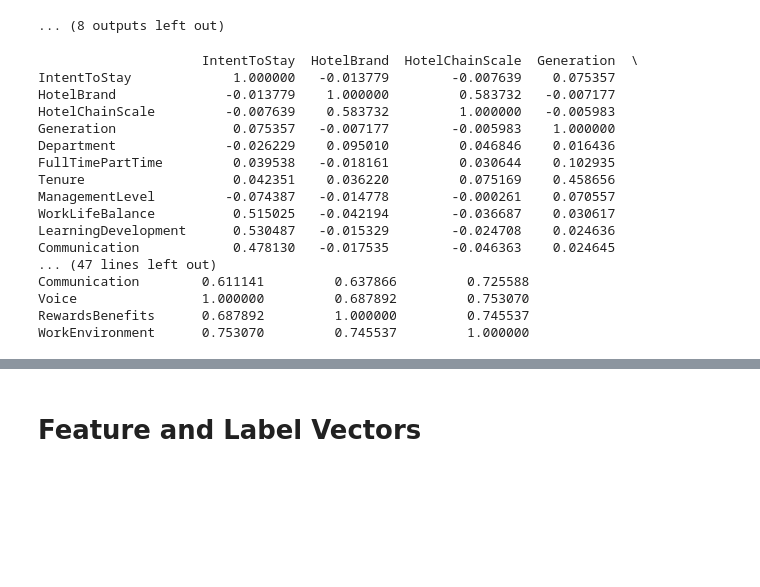
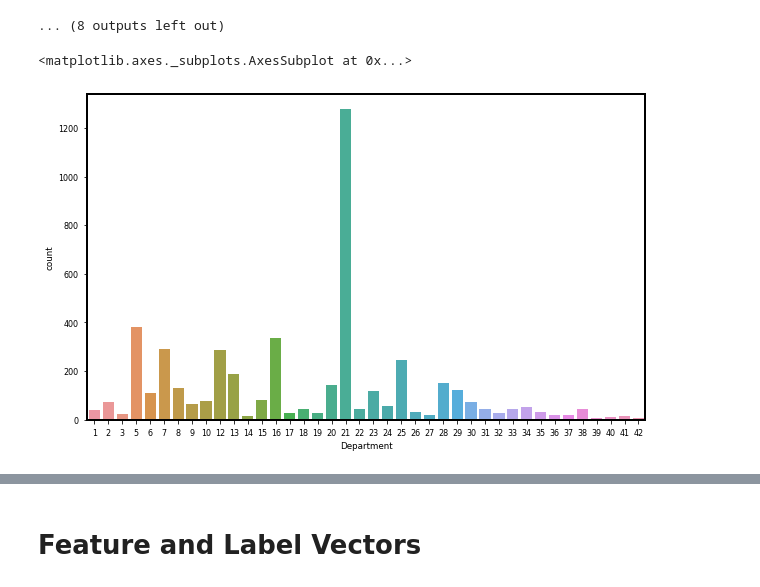
Before and after one commit to greermp/hilton_challenge, a Jupyter notebook: Working.ipynb, the cells around one changed output, grey strips where cells are left out. Drawn from its saved outputs; the diff is of its cells as text; code cells hidden in the pictures; blank space fills up the shorter version.

```diff
--- a/Working.ipynb
+++ b/Working.ipynb
@@ -422,26 +397,8 @@ dtype: int64
 Name: IntentToStay, dtype: int64
 [figure]
 ... (8 outputs left out)
-# %%
-corrcols = ['IntentToStay'] + columns[2:-1]
-df = data[corrcols]
-correlations = df.corr()
-print (correlations)
-# %% [output]
-                     IntentToStay  HotelBrand  HotelChainScale  Generation  \
-IntentToStay             1.000000   -0.013779        -0.007639    0.075357
-HotelBrand              -0.013779    1.000000         0.583732   -0.007177
-HotelChainScale         -0.007639    0.583732         1.000000   -0.005983
-Generation               0.075357   -0.007177        -0.005983    1.000000
-Department              -0.026229    0.095010         0.046846    0.016436
-FullTimePartTime         0.039538   -0.018161         0.030644    0.102935
-Tenure                   0.042351    0.036220         0.075169    0.458656
-ManagementLevel         -0.074387   -0.014778        -0.000261    0.070557
-WorkLifeBalance          0.515025   -0.042194        -0.036687    0.030617
-LearningDevelopment      0.530487   -0.015329        -0.024708    0.024636
-Communication            0.478130   -0.017535        -0.046363    0.024645
-... (47 lines left out)
-Communication        0.611141         0.637866         0.725588
-Voice                1.000000         0.687892         0.753070
-RewardsBenefits      0.687892         1.000000         0.745537
-WorkEnvironment      0.753070         0.745537         1.000000
+# %%
+sns.countplot(x='Department', data=data)
+# %% [output]
+<matplotlib.axes._subplots.AxesSubplot at 0x...>
+[figure, added]
```
Also changed, not shown: parts of 56 cells of this notebook.
